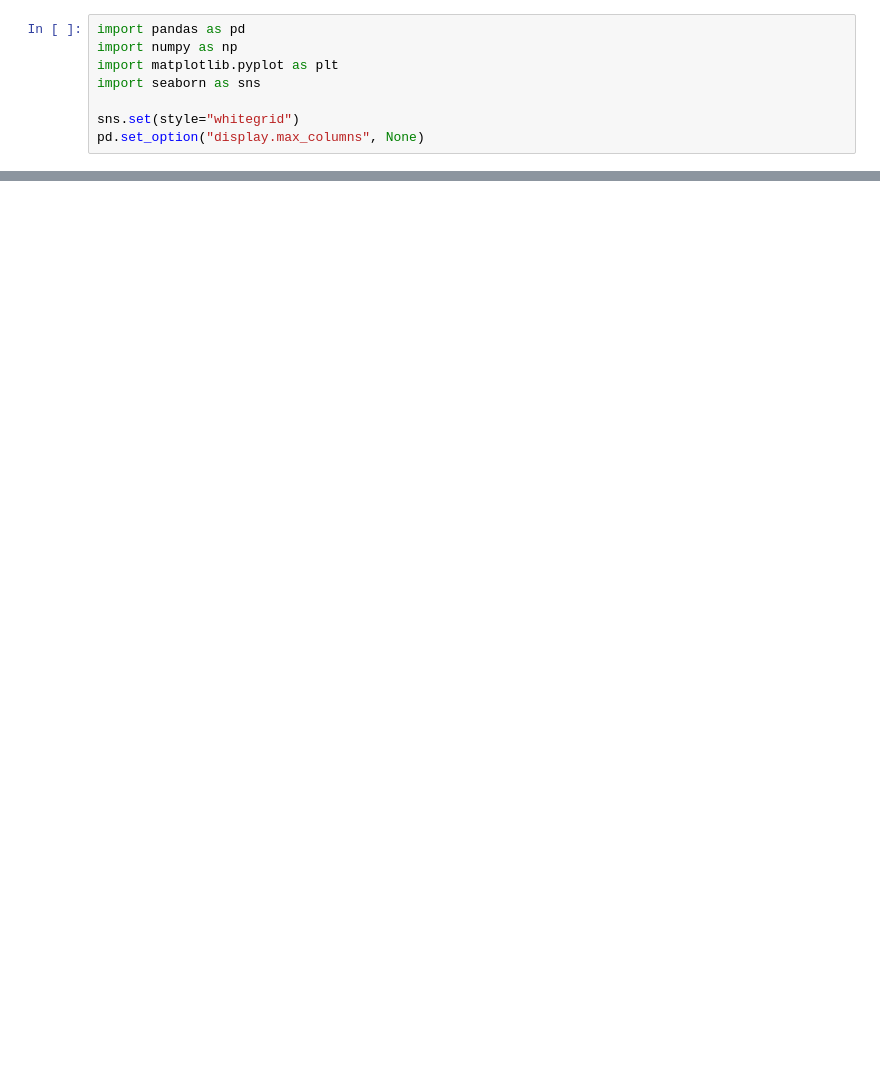
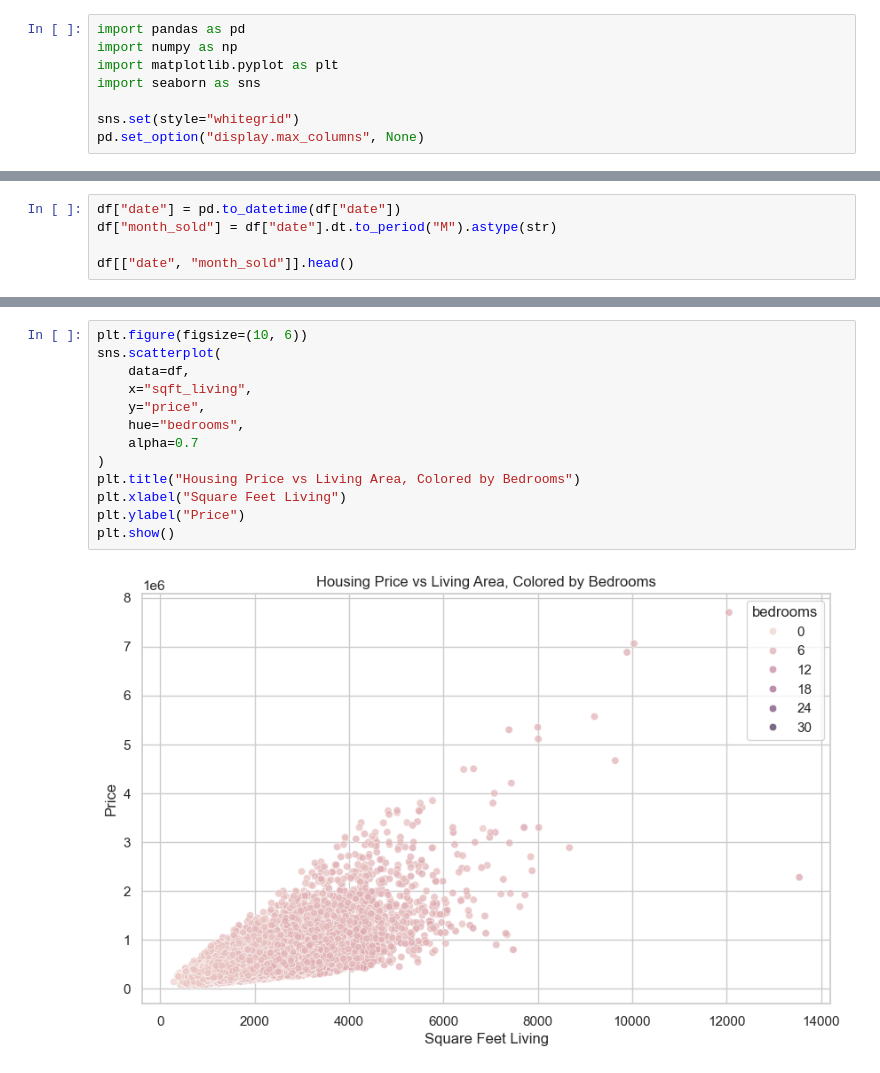
Before and after one commit to dbpatel20/HW5, a Jupyter notebook: HW5.ipynb, the cells around one changed output, grey strips where cells are left out. Drawn from its saved outputs; the diff is of its cells as text; blank space fills up the shorter version.

Commit message:
Add scatter plot of price and living area

```diff
--- a/HW5.ipynb
+++ b/HW5.ipynb
@@ -32,0 +34,5 @@ max    98199.000000     47.777600   -121.315000    6210.000000  871200.000000
+# %%
+df["date"] = pd.to_datetime(df["date"])
+df["month_sold"] = df["date"].dt.to_period("M").astype(str)
+
+df[["date", "month_sold"]].head()
@@ -32,0 +46,15 @@ max    98199.000000     47.777600   -121.315000    6210.000000  871200.000000
+# %%
+plt.figure(figsize=(10, 6))
+sns.scatterplot(
+    data=df,
+    x="sqft_living",
+    y="price",
+    hue="bedrooms",
+    alpha=0.7
+)
+plt.title("Housing Price vs Living Area, Colored by Bedrooms")
+plt.xlabel("Square Feet Living")
+plt.ylabel("Price")
+plt.show()
+# %% [output]
+[figure, added]
```
Also changed, not shown: parts of 2 cells of this notebook.
